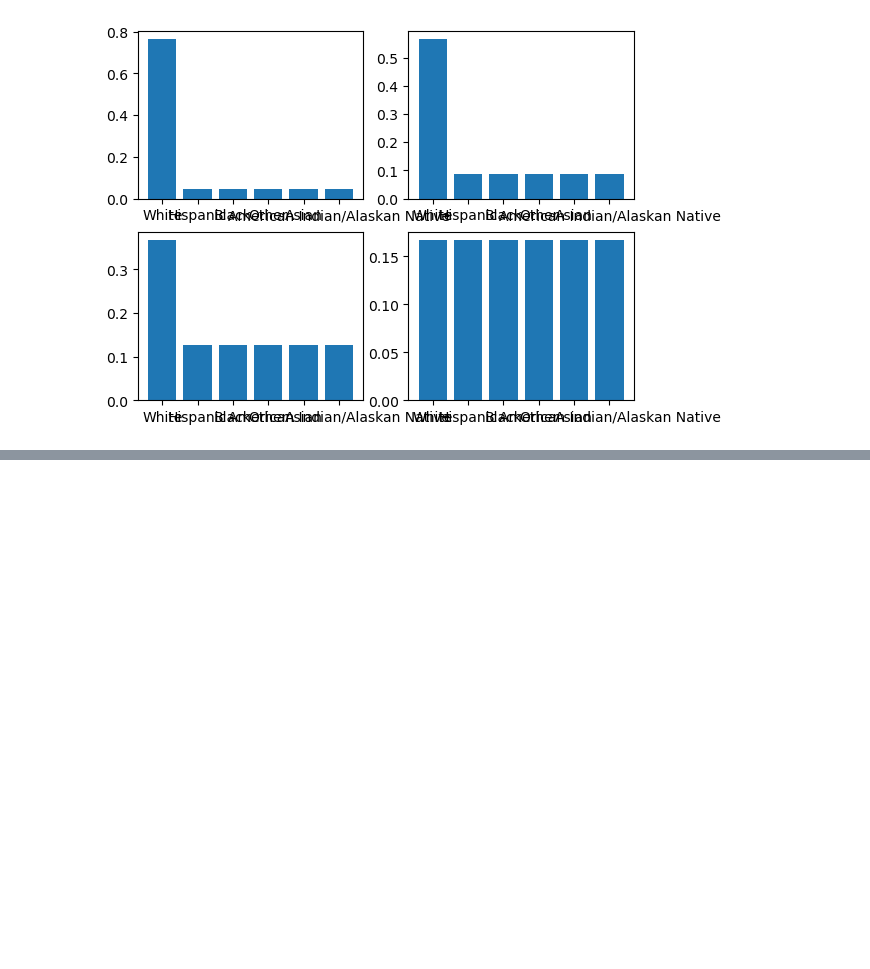
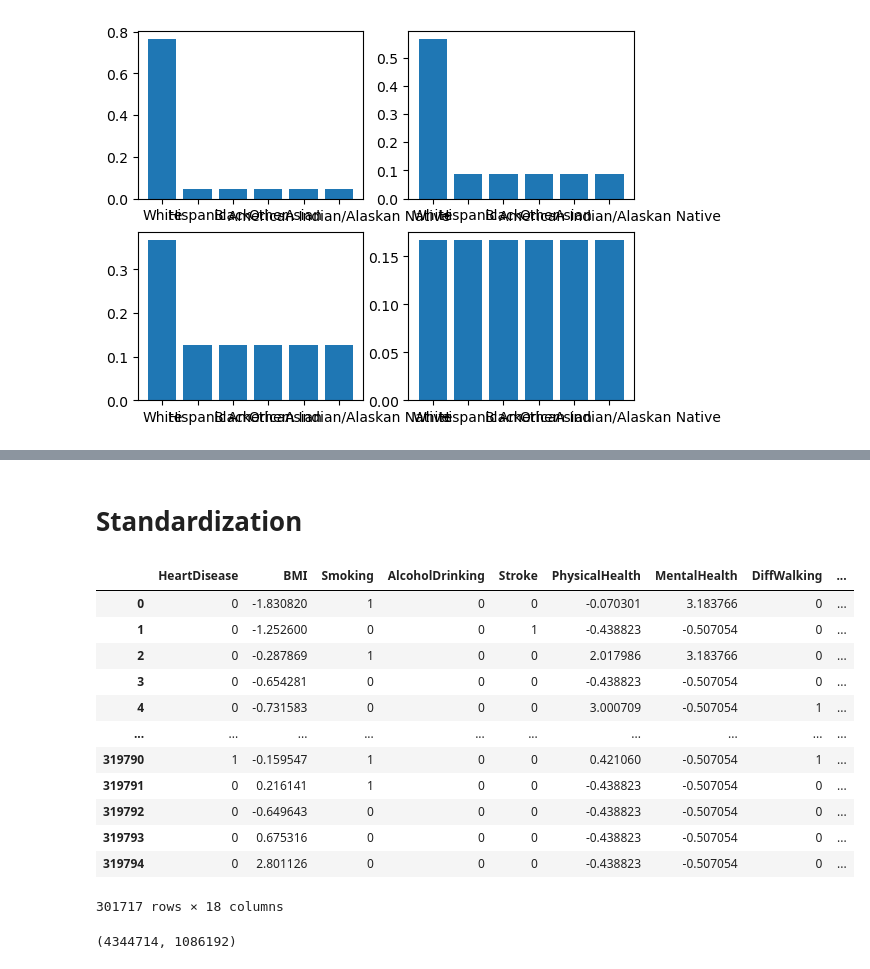
Before and after one commit to asmikumar/aidms, a Jupyter notebook: tests.ipynb, the cells around one changed output, grey strips where cells are left out. Drawn from its saved outputs; the diff is of its cells as text; code cells hidden in the pictures; blank space fills up the shorter version.

```diff
--- a/tests.ipynb
+++ b/tests.ipynb
@@ -150,0 +194,10 @@ plt.bar(counts.keys(), target_dist_1)
+# %%
+from sklearn.preprocessing import LabelEncoder
+
+data=df.copy()
+le = LabelEncoder()
+
+col = data[['HeartDisease', 'Smoking', 'AlcoholDrinking','AgeCategory', 'Stroke', 'DiffWalking','Race', 'Sex','PhysicalActivity', 'Asthma', 'KidneyDisease', 'SkinCancer','GenHealth' ,'Diabetic']]
+for i in col:
+    data[i] = le.fit_transform(data[i])
+data.head()
@@ -150,0 +211,25 @@ plt.bar(counts.keys(), target_dist_1)
+# %% [markdown]
+# Standardization
+# %%
+from sklearn.preprocessing import StandardScaler
+std_scaler = StandardScaler()
+
+continuous_vars=df.select_dtypes('float64').columns
+cols = list(continuous_vars)
+data[cols] = std_scaler.fit_transform(data[cols])
+
+data
+# %% [output]
+|  | HeartDisease | BMI | Smoking | AlcoholDrinking | Stroke | PhysicalHealth | MentalHealth | DiffWalking | ... |
+| 0 | 0 | -1.830820 | 1 | 0 | 0 | -0.070301 | 3.183766 | 0 | ... |
+| 1 | 0 | -1.252600 | 0 | 0 | 1 | -0.438823 | -0.507054 | 0 | ... |
+| 2 | 0 | -0.287869 | 1 | 0 | 0 | 2.017986 | 3.183766 | 0 | ... |
+| 3 | 0 | -0.654281 | 0 | 0 | 0 | -0.438823 | -0.507054 | 0 | ... |
+| 4 | 0 | -0.731583 | 0 | 0 | 0 | 3.000709 | -0.507054 | 1 | ... |
+| ... | ... | ... | ... | ... | ... | ... | ... | ... | ... |
+| 319790 | 1 | -0.159547 | 1 | 0 | 0 | 0.421060 | -0.507054 | 1 | ... |
+| 319791 | 0 | 0.216141 | 1 | 0 | 0 | -0.438823 | -0.507054 | 0 | ... |
+| 319792 | 0 | -0.649643 | 0 | 0 | 0 | -0.438823 | -0.507054 | 0 | ... |
+| 319793 | 0 | 0.675316 | 0 | 0 | 0 | -0.438823 | -0.507054 | 0 | ... |
+| 319794 | 0 | 2.801126 | 0 | 0 | 0 | -0.438823 | -0.507054 | 0 | ... |
+301717 rows × 18 columns
@@ -150,0 +240,4 @@ plt.bar(counts.keys(), target_dist_1)
+# %%
+training_data.size, testing_data.size
+# %% [output]
+(4344714, 1086192)
```
Also changed, not shown: parts of 17 cells of this notebook.
